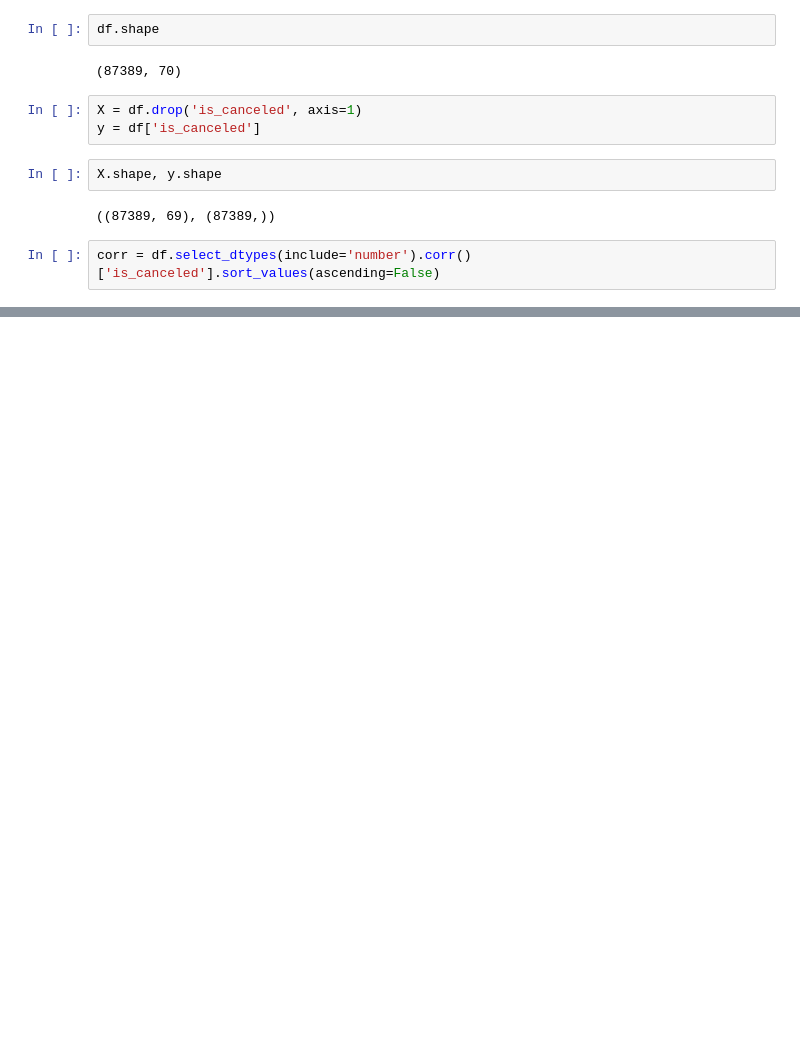
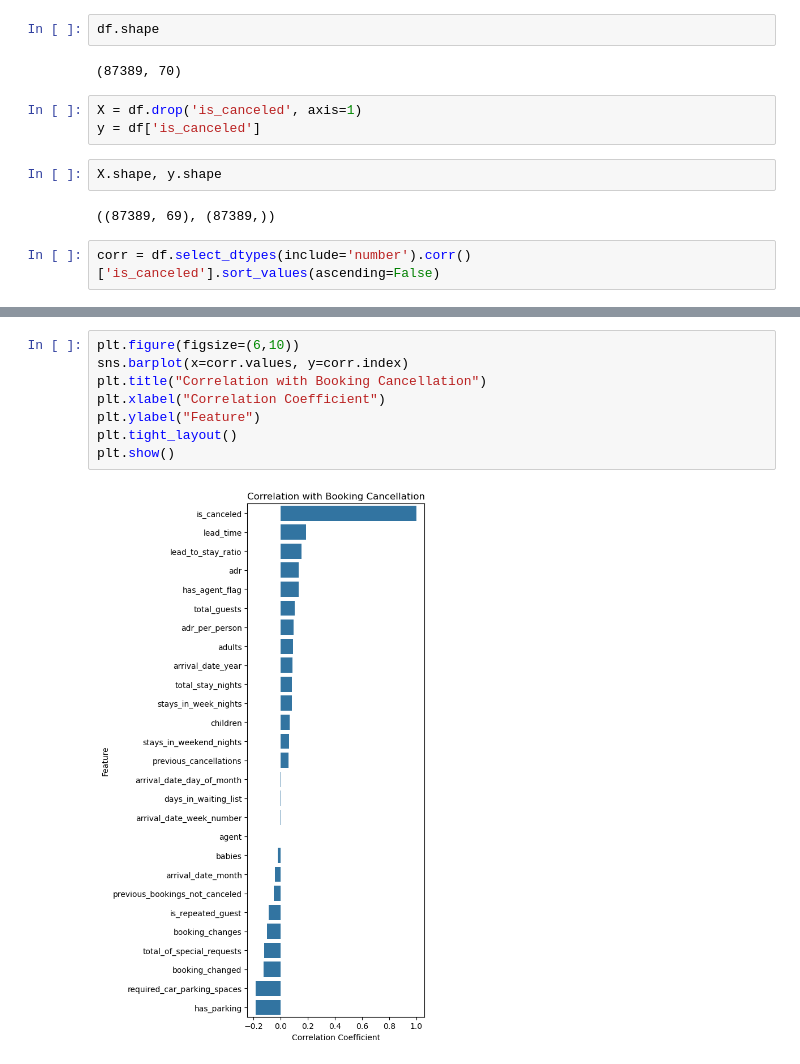
Before and after one commit to menna-elbanna/Project-DA, a Jupyter notebook: notebooks/FutureSelection.ipynb, the cells around one changed output, grey strips where cells are left out. Saved outputs shown, nothing was run; the diff lists cells and outputs as text; blank space fills up the shorter version.

Commit message:
Visualize Corr

```diff
--- a/notebooks/FutureSelection.ipynb
+++ b/notebooks/FutureSelection.ipynb
@@ -52,0 +67,10 @@ corr = df.select_dtypes(include='number').corr()['is_canceled'].sort_values(asce
+# %%
+plt.figure(figsize=(6,10))
+sns.barplot(x=corr.values, y=corr.index)
+plt.title("Correlation with Booking Cancellation")
+plt.xlabel("Correlation Coefficient")
+plt.ylabel("Feature")
+plt.tight_layout()
+plt.show()
+# %% [output]
+[figure, added]
```
Also changed, not shown: parts of 1 cell of this notebook.
